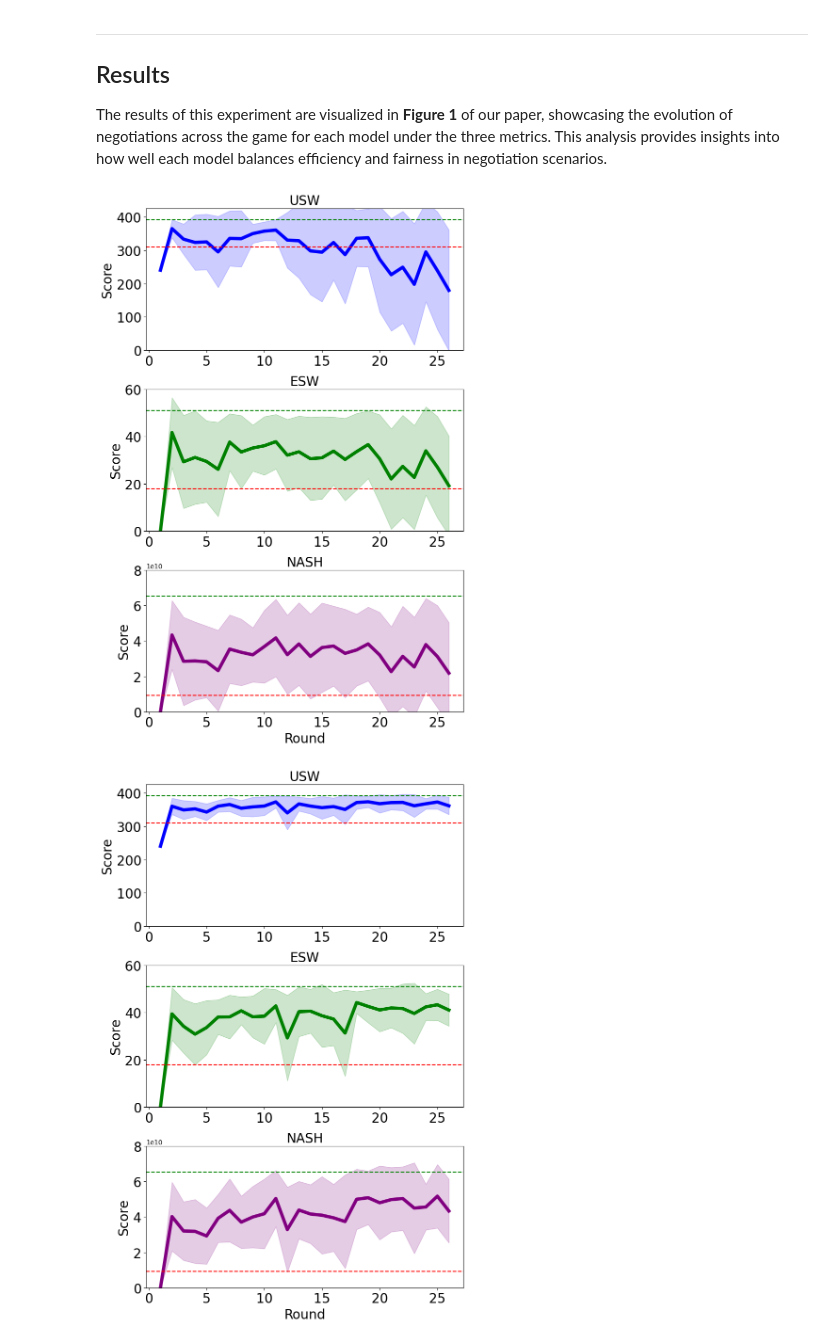
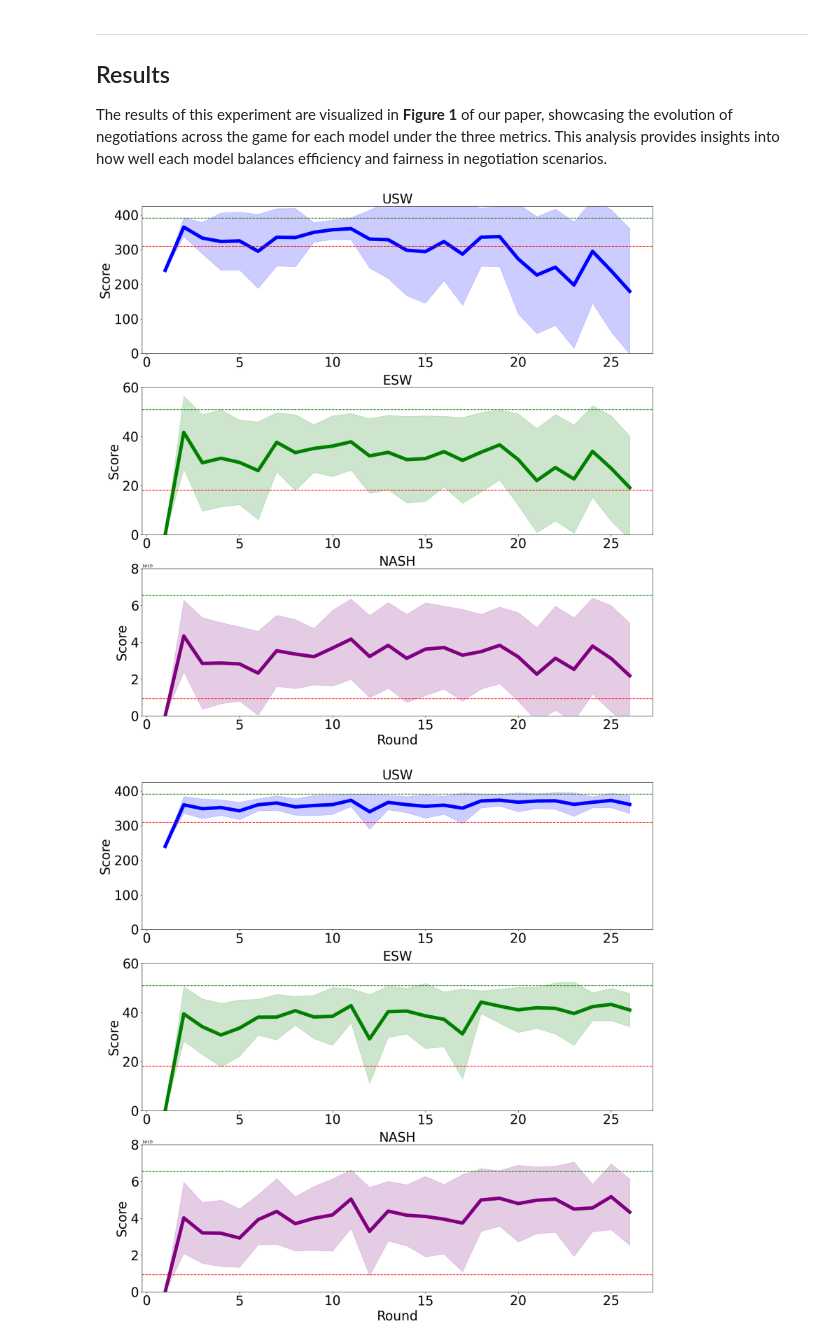
Before and after one commit to joshrosie/FACT29, a Jupyter notebook: evaluation/figure_1.ipynb, the cells around one changed output. Drawn from its saved outputs; the diff is of its cells as text; code cells hidden in the pictures.

```diff
--- a/evaluation/figure_1.ipynb
+++ b/evaluation/figure_1.ipynb
@@ -54,7 +54,7 @@ import matplotlib.pyplot as plt
 
 raw_path = '../our_games_descriptions/base/output/original_code'
 
-models = ['Phi-3.5-mini-instruct', 'gpt4o-mini', 'Qwen2.5-72B-Instruct', 'DeepSeek-R1-Distill-Qwen-32B']
+models = ['Phi-3.5-mini-instruct', 'gpt4o-mini', 'DeepSeek-R1-Distill-Qwen-32B']
 
 results = {}
 ISSUES_NUM = 5
@@ -147,39 +147,39 @@ for i, model in enumerate(models):
         "mean_usw": np.mean(usw_scores, axis=0), "std_usw": np.std(usw_scores, axis=0),
         "mean_esw": np.mean(esw_scores, axis=0), "std_esw": np.std(esw_scores, axis=0),
         "mean_nash": np.mean(nash_scores, axis=0), "std_nash": np.std(nash_scores, axis=0)
     }
 
 # Plotting
 rounds = np.arange(1, num_rounds + 1)
-model_positions = {"Phi-3.5-mini-instruct": 0, "gpt4o-mini": 1, "Qwen2.5-72B-Instruct": 2, "DeepSeek-R1-Distill-Qwen-32B": 3}
+model_positions = {"Phi-3.5-mini-instruct": 0, 'gpt4o-mini': 1, "DeepSeek-R1-Distill-Qwen-32B": 2}
 
 metrics = ["usw", "esw", "nash"]
 colors = ["blue", "green", "purple"]
 
 for model in models:
-    fig, axes = plt.subplots(3, 1, figsize=(8, 12))
+    fig, axes = plt.subplots(3, 1, figsize=(18, 18))
 
     for ax, metric, color in zip(axes, metrics, colors):
-        ax.plot(rounds, results[model][f"mean_{metric}"], label=f"Mean {metric.upper()}", color=color, linewidth=5)
+        ax.plot(rounds, results[model][f"mean_{metric}"], label=f"Mean {metric.upper()}", color=color, linewidth=8)
         ax.fill_between(rounds, results[model][f"mean_{metric}"] - results[model][f"std_{metric}"],
                          results[model][f"mean_{metric}"] + results[model][f"std_{metric}"], color=color, alpha=0.2)
         ax.axhline(globals()[f"min_{metric}"], color="red", linestyle="--", label=f"Min {metric.upper()}")
         ax.axhline(globals()[f"max_{metric}"], color="green", linestyle="--", label=f"Max {metric.upper()}")
-        ax.set_title(f"{metric.upper()}", fontsize=20)
-        ax.tick_params(axis='both', which='major', labelsize=20)
-        ax.set_ylabel("Score", fontsize=20)
+        ax.set_title(f"{metric.upper()}", fontsize=30)
+        ax.tick_params(axis='both', which='major', labelsize=30)
+        ax.set_ylabel("Score", fontsize=30)
         if metric == "usw":
             ax.set_ylim(0, 425)
         elif metric == "esw":
             ax.set_ylim(0, 60)
         elif metric == "nash":
-            ax.set_xlabel("Round", fontsize=20)
+            ax.set_xlabel("Round", fontsize=30)
             ax.set_ylim(0, 8e10)
         # Increse gap between the subplots
         plt.subplots_adjust(hspace=0.5)
 
     plt.tight_layout()
 plt.show()
 # %% [output]
-[figure, old version]
+[figure, new version]
-[figure, old version]
+[figure, new version]
```
Also changed, not shown: parts of 1 cell of this notebook, 1 other file.
